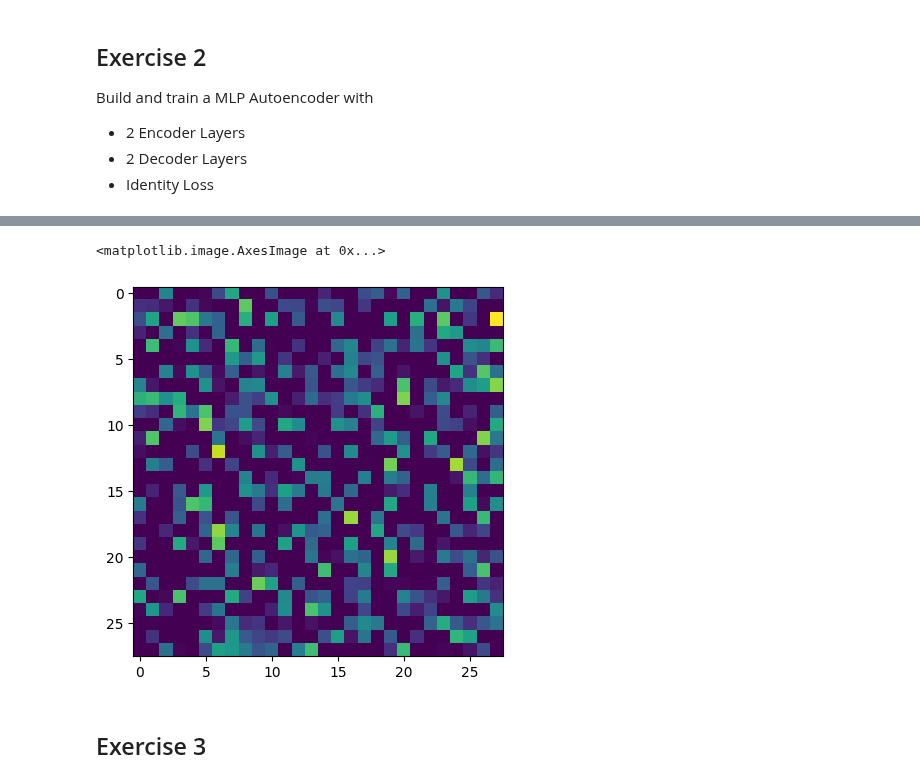
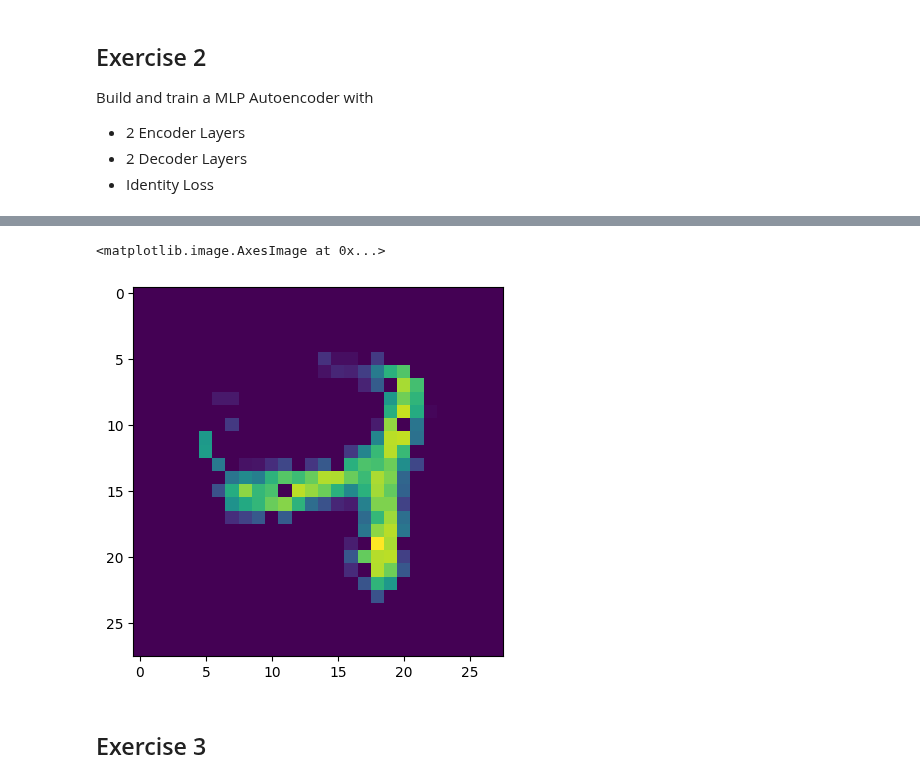
Before and after one commit to MrEwdew/DeepLearning25, a Jupyter notebook: week_8/Assignment_AE_MNIST.ipynb, the cells around one changed output, grey strips where cells are left out. Saved outputs shown, nothing was run; the diff lists cells and outputs as text; code cells hidden in the pictures.

```diff
--- a/week_8/Assignment_AE_MNIST.ipynb
+++ b/week_8/Assignment_AE_MNIST.ipynb
@@ -66,11 +70,11 @@ class AE(torch.nn.Module):
     def __init__(self):
         super().__init__()
 
-        self.encoden_hidden_layer = torch.nn.Linear(28*28,28*7)
-        self.encoden_output_layer = torch.nn.Linear(28*7,28*7)
+        self.encoden_hidden_layer = torch.nn.Linear(28*28,28*14)
+        self.encoden_output_layer = torch.nn.Linear(28*14,28*7)
 
-        self.decoder_hidden_layer = torch.nn.Linear(28*7,28*7)
-        self.decoder_output_layer = torch.nn.Linear(28*7,28*28)
+        self.decoder_hidden_layer = torch.nn.Linear(28*7,28*14)
+        self.decoder_output_layer = torch.nn.Linear(28*14,28*28)
 
     def forward(self, x):
         x = x.reshape(x.size(0), -1)
@@ -107,15 +142,8 @@ torch.Size([1, 784])
-# %%
-test_img = mlp(train[0][0])
-
-
-transform_test = v2.Compose([
-    v2.ToDtype(torch.float32, scale=True)
-])
-
-plt.imshow(transform_test(test_img.resize(28,28)).detach().numpy())
-# %% [output]
-<matplotlib.image.AxesImage at 0x...>
-[figure, removed]
+# %%
+plt.imshow(mlp(train[2][0].to(device)).resize(28,28).cpu().detach().numpy())
+# %% [output]
+<matplotlib.image.AxesImage at 0x...>
+[figure, added]
 # %% [markdown]
 ## Exercise 3
 # %% [markdown]
```
Also changed, not shown: parts of 7 cells of this notebook.
